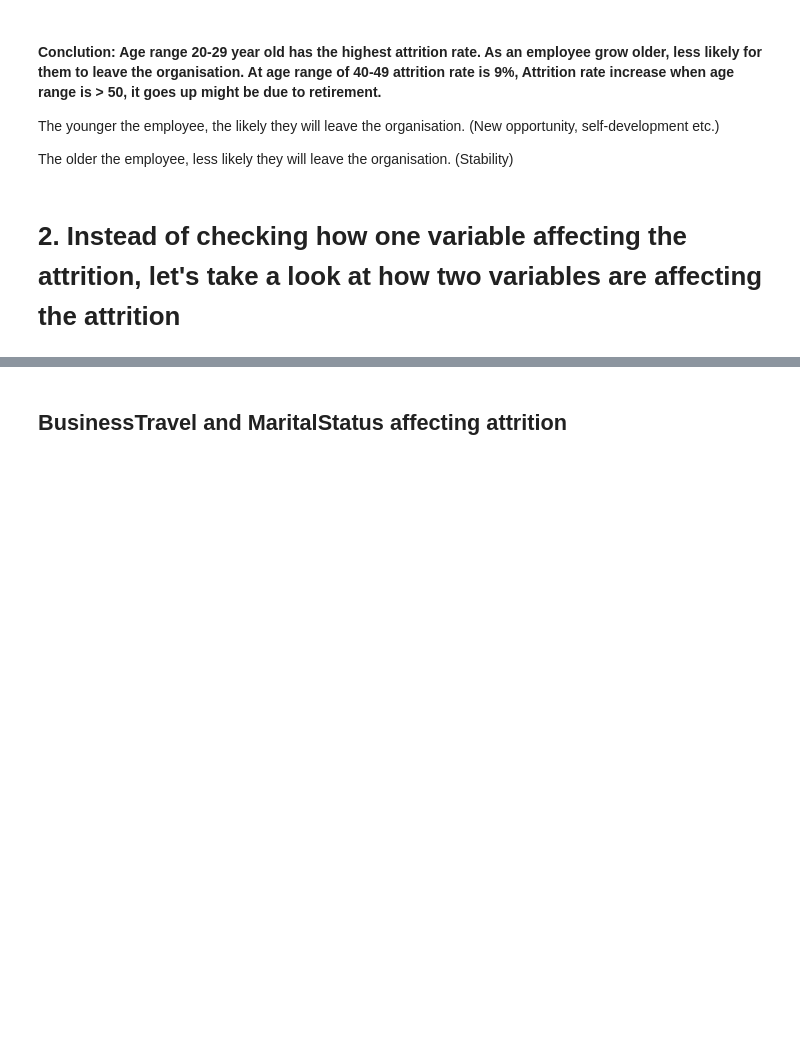
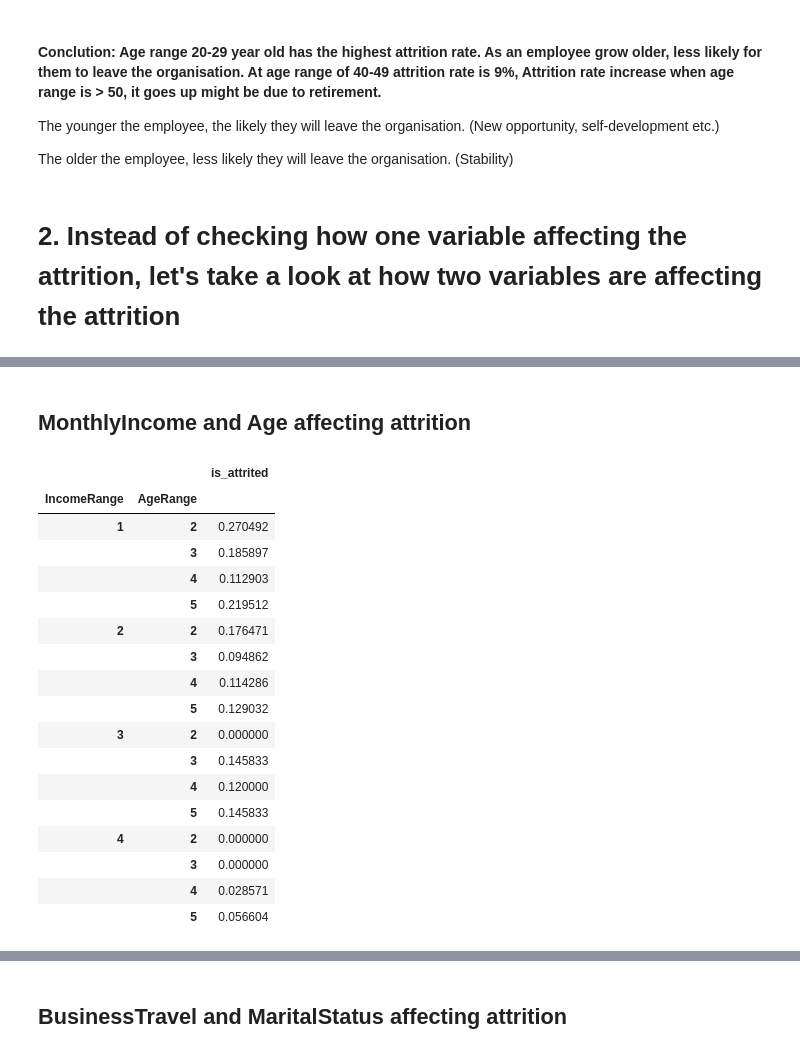
Before and after one commit to Anna-HuangJ/Anna_Repository, a Jupyter notebook: Project/Project 1 (Employee Attrition)/Employee Attrition (Project 1).ipynb, the cells around one changed output, grey strips where cells are left out. Cells and saved outputs as stored; diff of their text form; code cells hidden in the pictures; blank space fills up the shorter version.

```diff
--- a/Project/Project 1 (Employee Attrition)/Employee Attrition (Project 1).ipynb
+++ b/Project/Project 1 (Employee Attrition)/Employee Attrition (Project 1).ipynb
@@ -578,0 +656,25 @@ The older the employee, less likely they will leave the organisation. (Stability
+# %% [markdown]
+## MonthlyIncome and Age affecting attrition
+# %%
+#Take a look at how monthly income and AgeRange affecting the attrition.
+data.groupby(by=['IncomeRange','AgeRange'])[['is_attrited']].mean()
+#              select columns to groupby    select column to aggregate
+# %% [output]
+|  |  | is_attrited |
+| IncomeRange | AgeRange |  |
+| 1 | 2 | 0.270492 |
+|  | 3 | 0.185897 |
+|  | 4 | 0.112903 |
+|  | 5 | 0.219512 |
+| 2 | 2 | 0.176471 |
+|  | 3 | 0.094862 |
+|  | 4 | 0.114286 |
+|  | 5 | 0.129032 |
+| 3 | 2 | 0.000000 |
+|  | 3 | 0.145833 |
+|  | 4 | 0.120000 |
+|  | 5 | 0.145833 |
+| 4 | 2 | 0.000000 |
+|  | 3 | 0.000000 |
+|  | 4 | 0.028571 |
+|  | 5 | 0.056604 |
```
Also changed, not shown: parts of 19 cells of this notebook, 2 other files.
